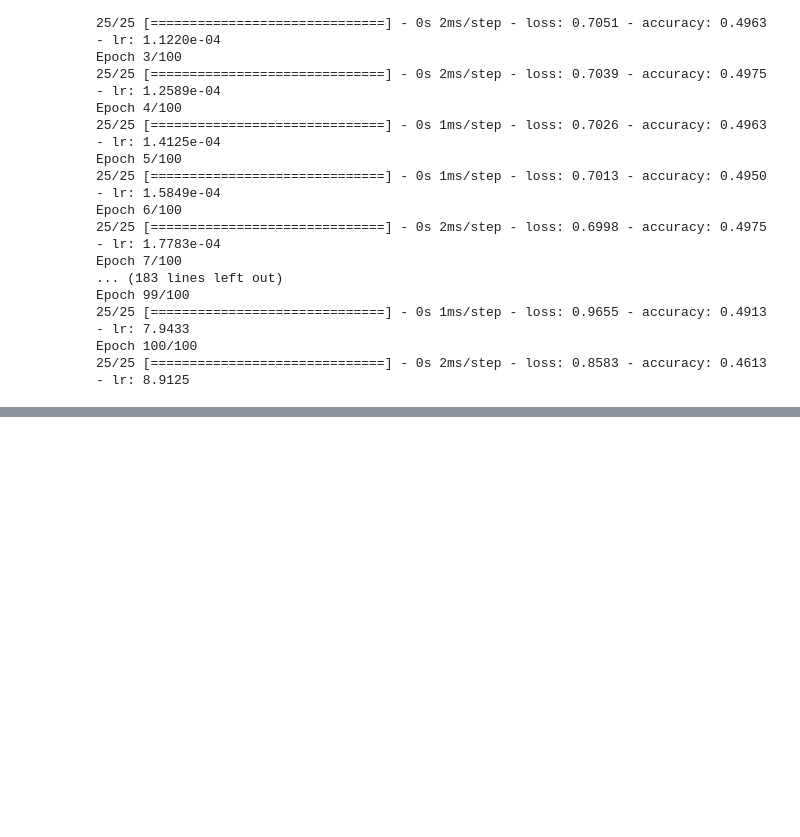
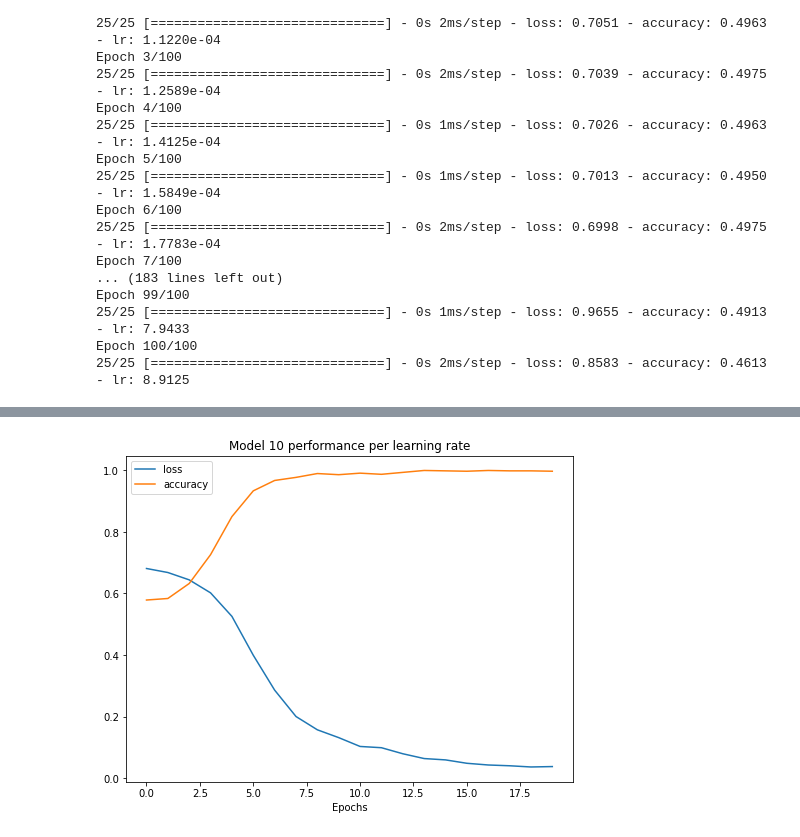
Before and after one commit to patricetg/tensorflow-deeplearning, a Jupyter notebook: 02_neural_network_classification_with_tensorflow.ipynb, the cells around one changed output, grey strips where cells are left out. Saved outputs shown, nothing was run; the diff lists cells and outputs as text; code cells hidden in the pictures; blank space fills up the shorter version.

```diff
--- a/02_neural_network_classification_with_tensorflow.ipynb
+++ b/02_neural_network_classification_with_tensorflow.ipynb
@@ -845,0 +921,10 @@ model_9.evaluate(X_test, y_test)
+# %%
+# Model 10 performance
+history_df10 = pd.DataFrame(history_10.history)
+
+history_df10.plot(figsize=(8,6))
+
+plt.xlabel("Epochs")
+plt.title("Model 10 performance per learning rate");
+# %% [output]
+[figure, added]
```
Also changed, not shown: parts of 30 cells of this notebook.
